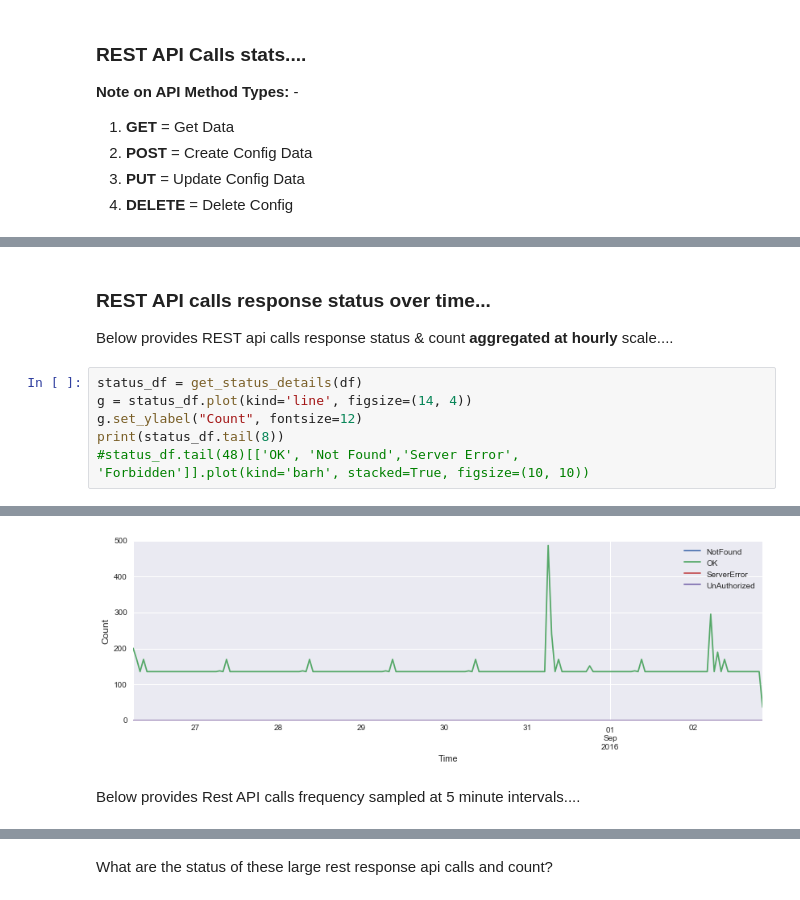
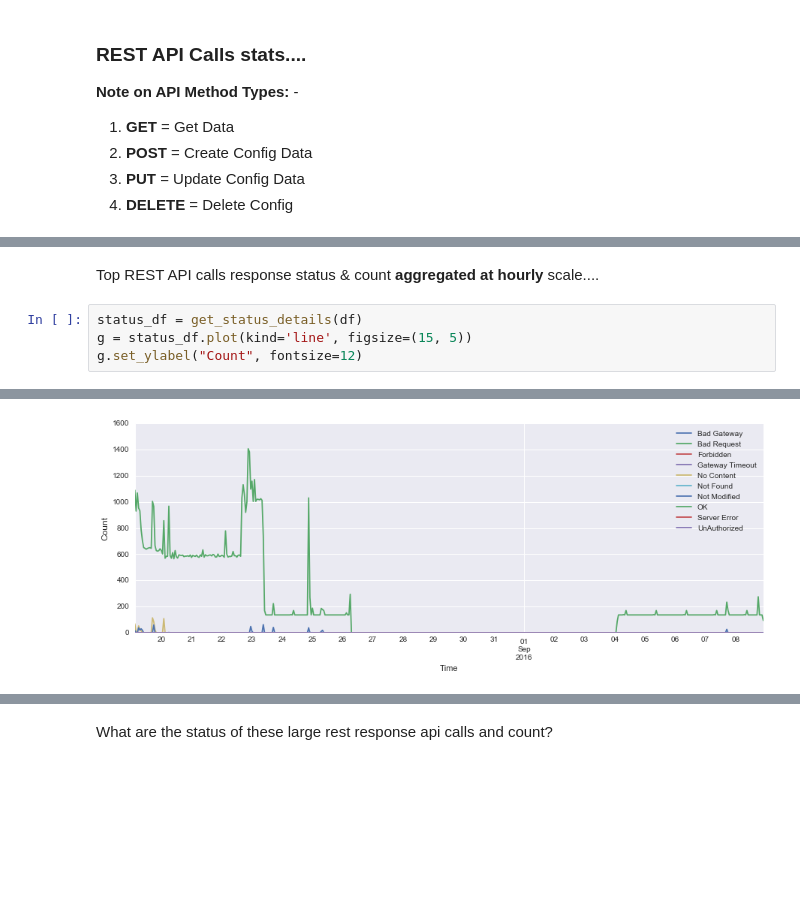
Before and after one commit to dcurrents/qresearch, a Jupyter notebook: log-analysis-usxm-requests.ipynb, the cells around one changed output, grey strips where cells are left out. Drawn from its saved outputs; the diff is of its cells as text; blank space fills up the shorter version.

```diff
--- a/log-analysis-usxm-requests.ipynb
+++ b/log-analysis-usxm-requests.ipynb
@@ -278,11 +295,7 @@ Name: Request, dtype: int64
 # %% [markdown]
-### REST API calls response status over time...
-
-Below provides REST api calls response status & count **aggregated at hourly** scale....
+Top REST API calls response status & count **aggregated at hourly** scale....
 # %%
 status_df = get_status_details(df)
-g = status_df.plot(kind='line', figsize=(14, 4))
+g = status_df.plot(kind='line', figsize=(15, 5))
 g.set_ylabel("Count", fontsize=12)
-print(status_df.tail(8))
-#status_df.tail(48)[['OK', 'Not Found','Server Error', 'Forbidden']].plot(kind='barh', stacked=True, figsize=(10, 10))
 # %% [output]
@@ -299,3 +303 @@ Time
-[figure, old version]
+[figure, new version]
-# %% [markdown]
-Below provides Rest API calls frequency sampled at 5 minute intervals....
```
Also changed, not shown: parts of 25 cells of this notebook.
